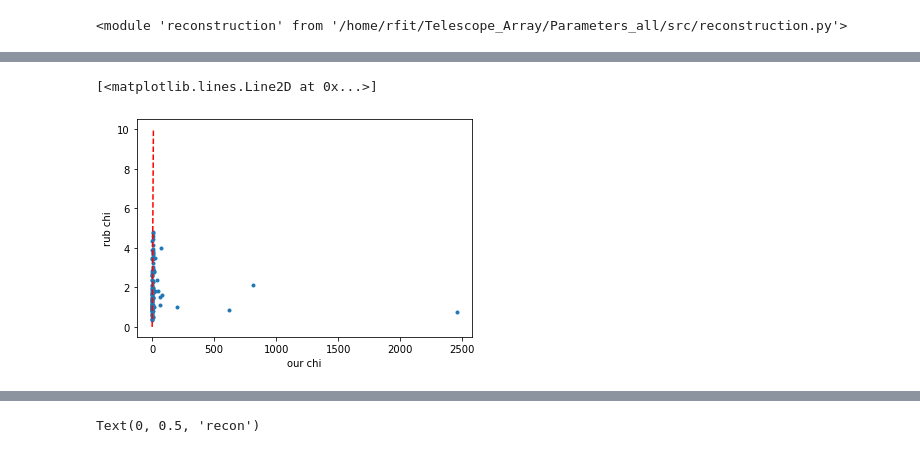
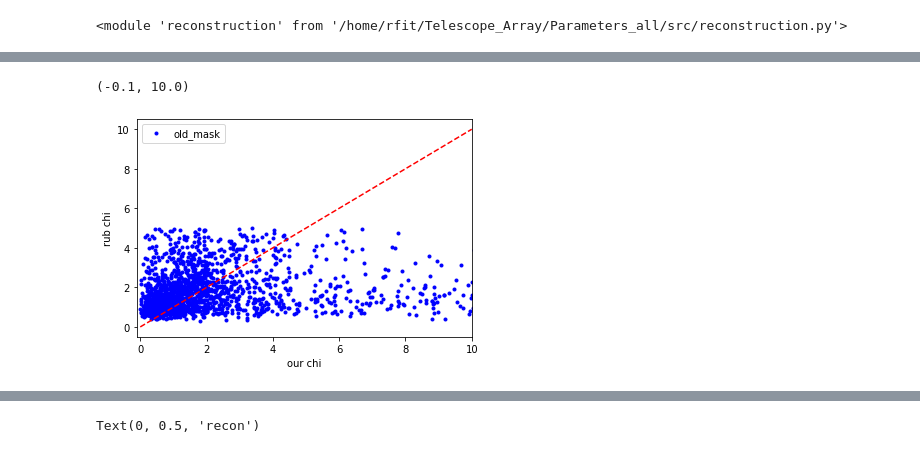
Before and after one commit to fitagdinov/Telescope_Array, a Jupyter notebook: Parameters_all/Notebooks/main_parameters.ipynb, the cells around one changed output, grey strips where cells are left out. Saved outputs shown, nothing was run; the diff lists cells and outputs as text; code cells hidden in the pictures.

```diff
--- a/Parameters_all/Notebooks/main_parameters.ipynb
+++ b/Parameters_all/Notebooks/main_parameters.ipynb
@@ -65,7 +65,8 @@ cd ../Notebooks/
 #../../data_01_24.h5
 # path='../../data_01_24.h5'
 path = '/home3/ivkhar/TA/data/MC/bundled/pr_q3_14yr_1745_0010_excl-sat_F_excl-geo_F_take-log-wf-False_bundled.h5'
-num=200
+
+num=2000
 with h5py.File(path,'r') as f:
     print(f.keys())
     data=f['dt_bunlde'][:num,:,:,3:7]
@@ -75,7 +76,7 @@ with h5py.File(path,'r') as f:
     recos = f['recos'][:num]
     dt_params =f['dt_params'][:num]
     ev_starts = f['ev_starts'][:num]
-    dt_bunlde_mask = f['dt_bunlde_mask']
+    dt_bunlde_mask = f['dt_bunlde_mask'][:num]
 # norm_params=norming(data,log=False)
 theta = tf.cast(real_ang[:,0:1]/180*3.1415,tf.float32)
 phi = tf.cast(real_ang[:,1:2]/180*3.1415,tf.float32)
@@ -192,9 +227,11 @@ array([[   3.1330366 ,    2.27379   ],
 # %%
-plt.plot(chi_list[-1][:,0],chi_rub[:100][:,0],'.')
+plt.plot(chi_list__[-1][:,0],chi_rub[:2000][:,0],'b.',label='old_mask')
+# plt.plot(chi_list_2[-1][:,0],chi_rub[:100][:,0],'g.',label = 'new_mask')
+plt.legend()
 plt.xlabel('our chi')
 plt.ylabel('rub chi')
 plt.plot([0,10],[0,10],'r--')
-# plt.xlim((-0.1,0.2))
+plt.xlim((-0.1,10))
 # %% [output]
-[<matplotlib.lines.Line2D at 0x...>]
+(-0.1, 10.0)
-[figure, old version]
+[figure, new version]
```
Also changed, not shown: parts of 23 cells of this notebook, 2 other files.
